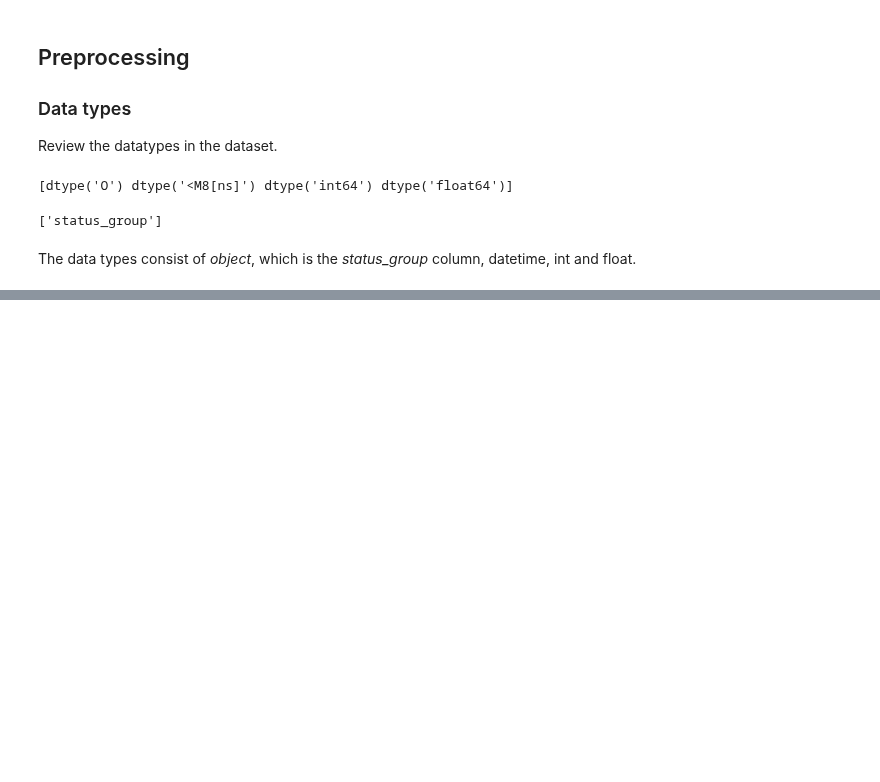
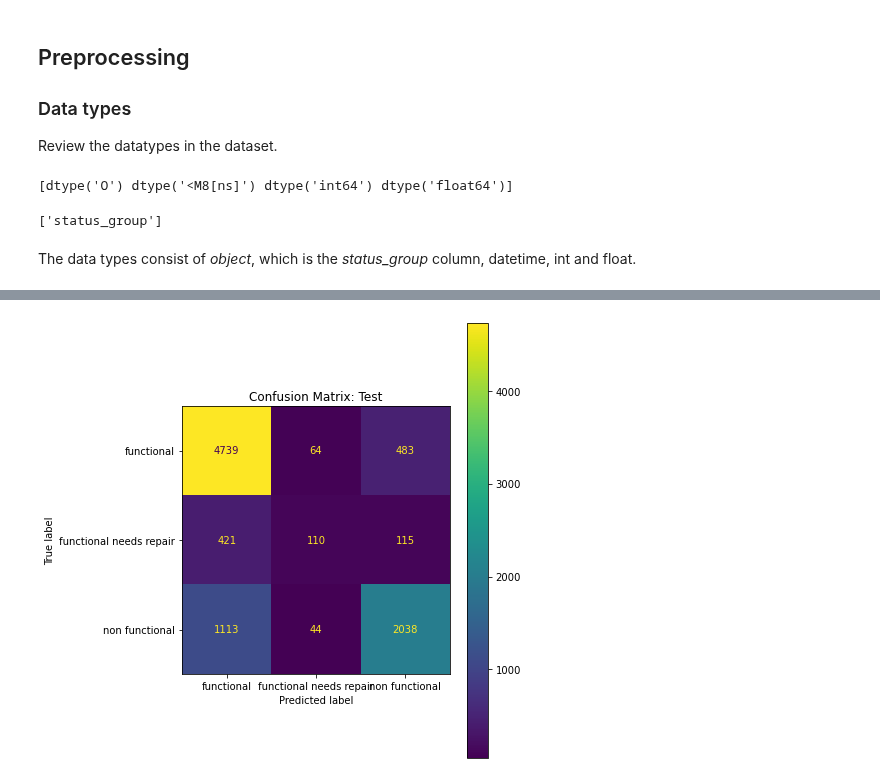
Before and after one commit to dmclark53/Springboard, a Jupyter notebook: Capstone-Project-Two/notebooks/Water_Pumps_Preprocessing.ipynb, the cells around one changed output, grey strips where cells are left out. Drawn from its saved outputs; the diff is of its cells as text; code cells hidden in the pictures; blank space fills up the shorter version.

```diff
--- a/Capstone-Project-Two/notebooks/Water_Pumps_Preprocessing.ipynb
+++ b/Capstone-Project-Two/notebooks/Water_Pumps_Preprocessing.ipynb
@@ -74,0 +105,7 @@ df[numerical_columns].describe().T
+# %%
+fix, ax = plt.subplots(figsize=(6, 8))
+plot_confusion_matrix(pipe_2, X_test, y_test, ax=ax)
+ax.set_title('Confusion Matrix: Test')
+plt.show()
+# %% [output]
+[figure, added]
```
Also changed, not shown: parts of 30 cells of this notebook.
